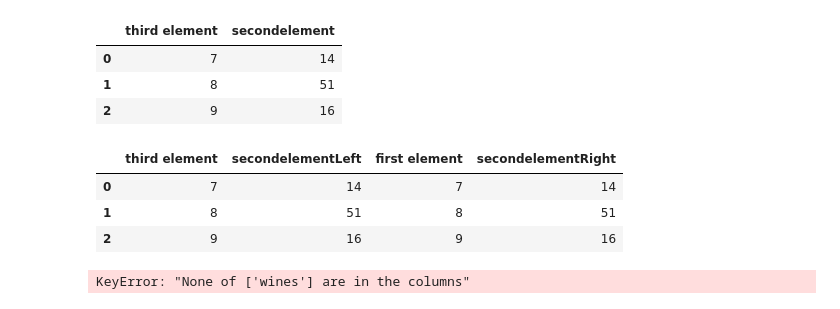
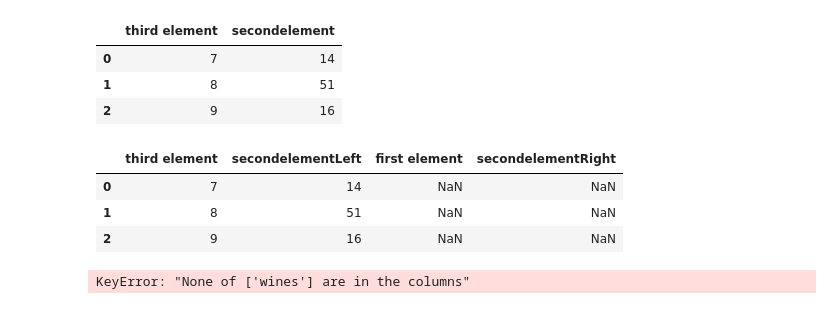
Before and after one commit to abdelazizSalah/Kaggle_Pandas, a Jupyter notebook: Renaming_and_combining.ipynb, the cells around one changed output. Drawn from its saved outputs; the diff is of its cells as text; code cells hidden in the pictures.

```diff
--- a/Renaming_and_combining.ipynb
+++ b/Renaming_and_combining.ipynb
@@ -101,12 +101,12 @@ fourth
 | 1 | 8 | 51 |
 | 2 | 9 | 16 |
 # %%
-fourth.join(thirdData, lsuffix='Left', rsuffix='Right')
+fourth.join(thirdData, lsuffix='Left', rsuffix='Right', on= ['third element'])
 # %% [output]
 |  | third element | secondelementLeft | first element | secondelementRight |
-| 0 | 7 | 14 | 7 | 14 |
-| 1 | 8 | 51 | 8 | 51 |
-| 2 | 9 | 16 | 9 | 16 |
+| 0 | 7 | 14 | NaN | NaN |
+| 1 | 8 | 51 | NaN | NaN |
+| 2 | 9 | 16 | NaN | NaN |
 # %%
 reviews.set_index('wines')
 # %% [output]
```
Also changed, not shown: 1 other file.
